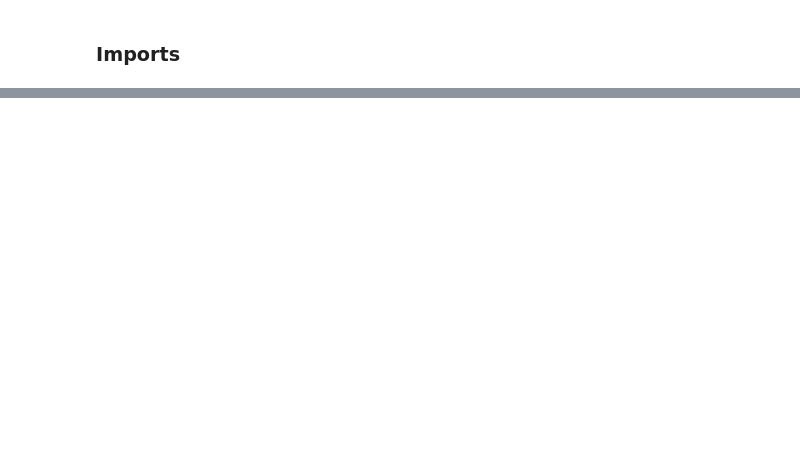
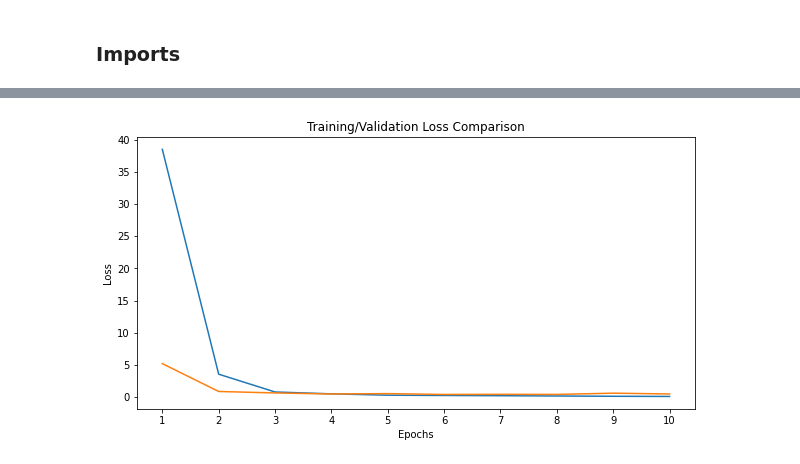
Before and after one commit to pedromiglou/Brain_Tumor_Detection, a Jupyter notebook: Transfer-Learning-Model.ipynb, the cells around one changed output, grey strips where cells are left out. Drawn from its saved outputs; the diff is of its cells as text; code cells hidden in the pictures; blank space fills up the shorter version.

```diff
--- a/Transfer-Learning-Model.ipynb
+++ b/Transfer-Learning-Model.ipynb
@@ -53,0 +155,4 @@ model.evaluate(X_test, y_test)
+# %%
+plot_loss_comparison(history["loss"], history["val_loss"])
+# %% [output]
+[figure, added]
```
Also changed, not shown: parts of 13 cells of this notebook, 1 other file.
